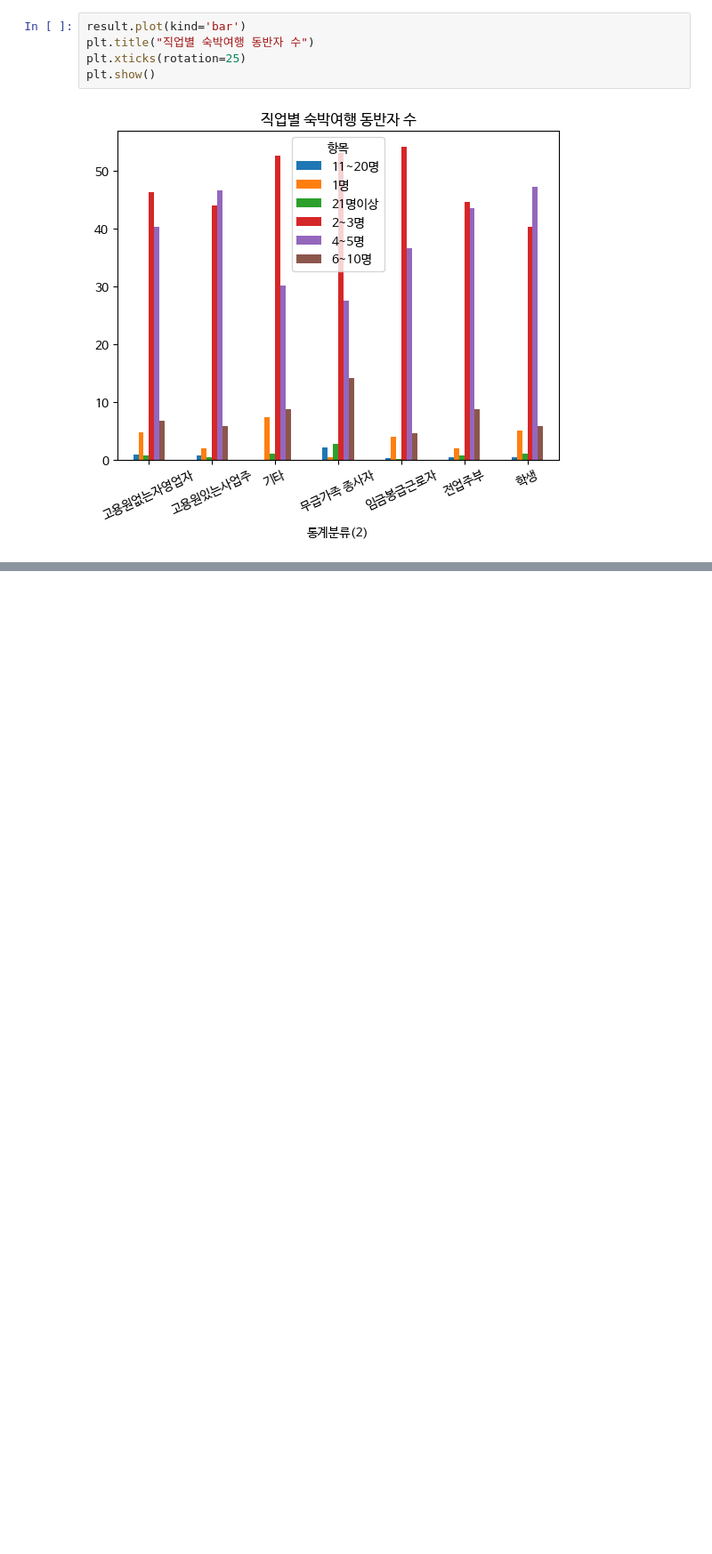
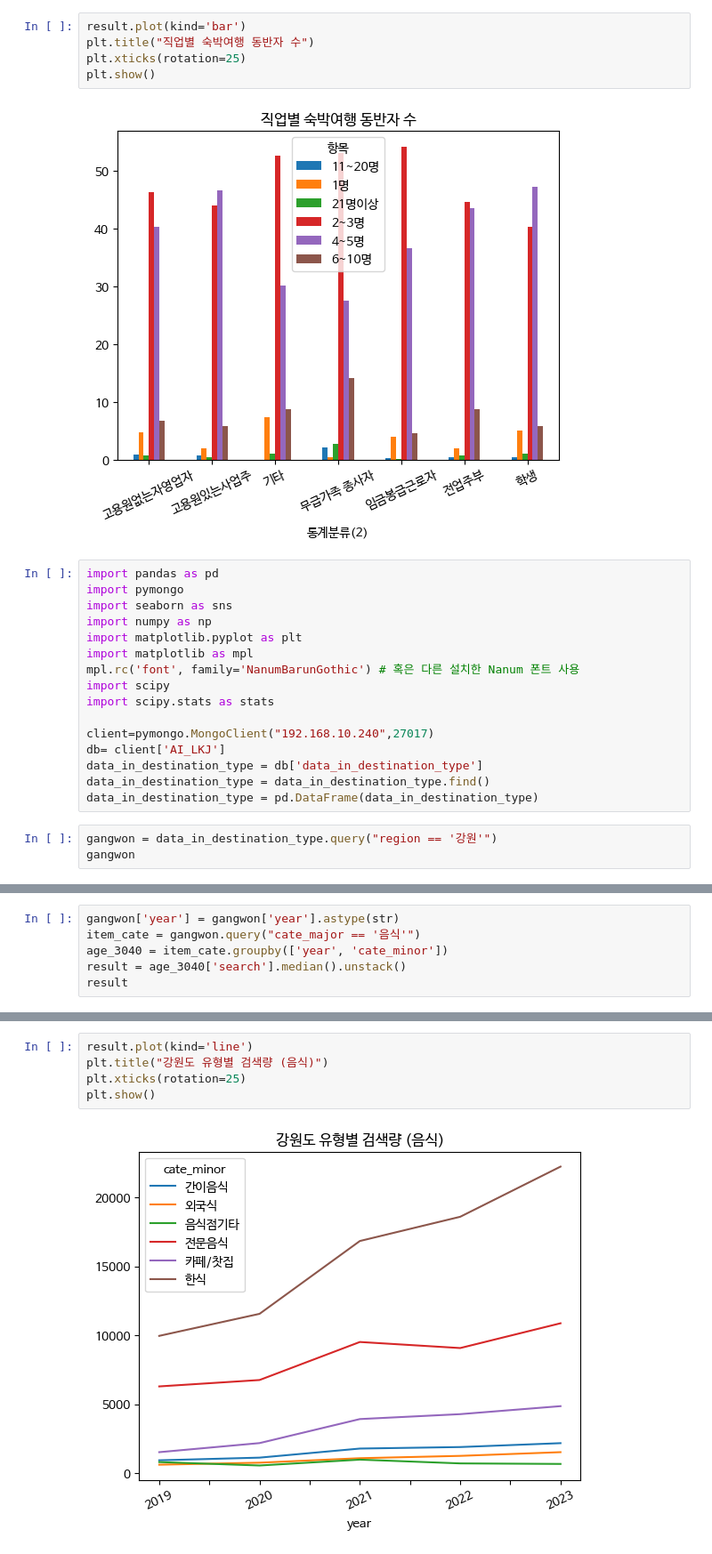
Before and after one commit to nohjuhyeon/AI_LKJ_hubs_fastapi, a Jupyter notebook: data_analysis/persona/2yj_persona_companion.ipynb, the cells around one changed output, grey strips where cells are left out. Shown at 89% size. Saved outputs shown, nothing was run; the diff lists cells and outputs as text; blank space fills up the shorter version.

```diff
--- a/data_analysis/persona/2yj_persona_companion.ipynb
+++ b/data_analysis/persona/2yj_persona_companion.ipynb
@@ -205,3 +205,22 @@ plt.xticks(rotation=25)
 plt.show()
 # %% [output]
 [figure]
+# %%
+import pandas as pd
+import pymongo
+import seaborn as sns
+import numpy as np
+import matplotlib.pyplot as plt
+import matplotlib as mpl
+mpl.rc('font', family='NanumBarunGothic') # 혹은 다른 설치한 Nanum 폰트 사용
+import scipy
+import scipy.stats as stats
+
+client=pymongo.MongoClient("192.168.10.240",27017)
+db= client['AI_LKJ']
+data_in_destination_type = db['data_in_destination_type']
+data_in_destination_type = data_in_destination_type.find()
+data_in_destination_type = pd.DataFrame(data_in_destination_type)
+# %%
+gangwon = data_in_destination_type.query("region == '강원'")
+gangwon
@@ -207,0 +267,6 @@ plt.show()
+# %%
+gangwon['year'] = gangwon['year'].astype(str)
+item_cate = gangwon.query("cate_major == '음식'")
+age_3040 = item_cate.groupby(['year', 'cate_minor'])
+result = age_3040['search'].median().unstack()
+result
@@ -207,0 +286,7 @@ plt.show()
+# %%
+result.plot(kind='line')
+plt.title("강원도 유형별 검색량 (음식)")
+plt.xticks(rotation=25)
+plt.show()
+# %% [output]
+[figure, added]
```
Also changed, not shown: parts of 4 cells of this notebook.
